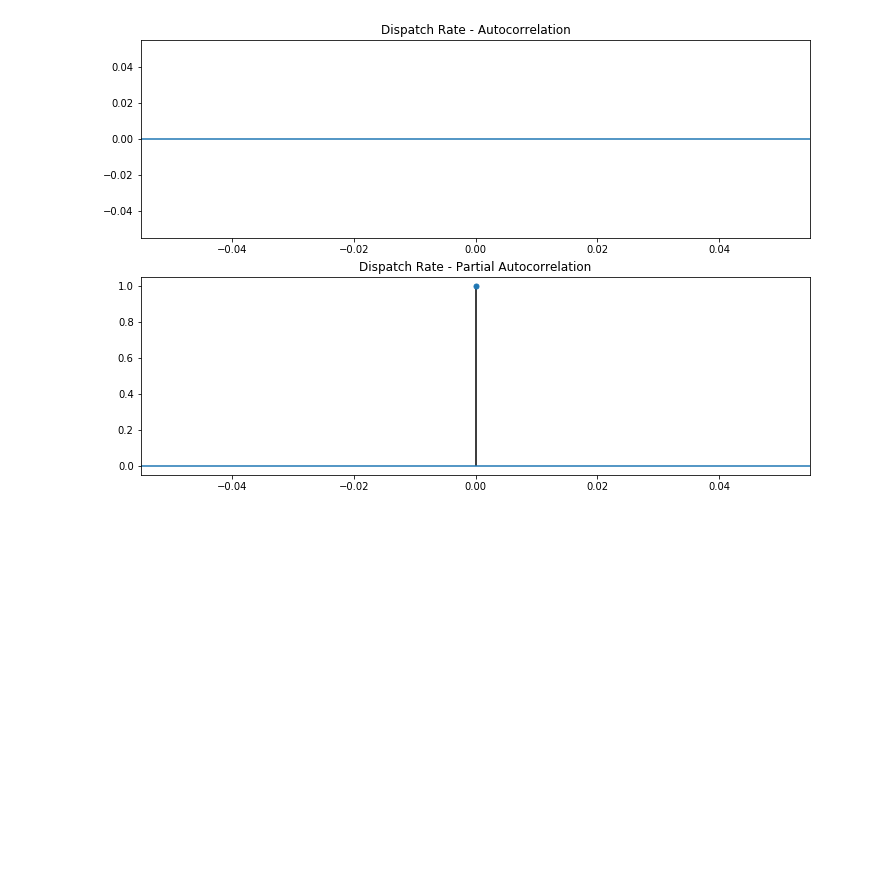
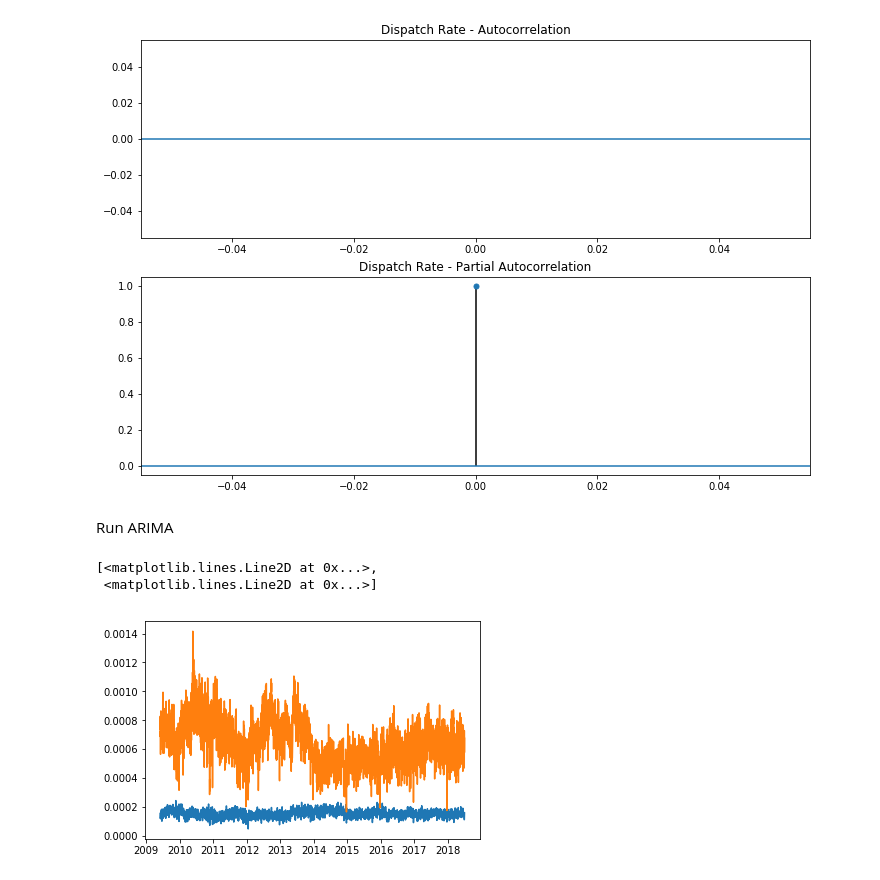
Before and after one commit to latherley/ARIMAX-NN, a Jupyter notebook: Time Series Analysis - Proactive Policing.ipynb, the cells around one changed output. Cells and saved outputs as stored; diff of their text form; code cells hidden in the pictures; blank space fills up the shorter version.

```diff
--- a/Time Series Analysis - Proactive Policing.ipynb
+++ b/Time Series Analysis - Proactive Policing.ipynb
@@ -174,3 +178,11 @@ ax2.set_title('Dispatch Rate - Partial Autocorrelation')
 plt.show()
 # %% [output]
 [figure]
+# %% [markdown]
+Run ARIMA
+# %%
+plt.plot(df[['Property Rate','Onview Rate']])
+# %% [output]
+[<matplotlib.lines.Line2D at 0x...>,
+ <matplotlib.lines.Line2D at 0x...>]
+[figure, added]
```
Also changed, not shown: parts of 3 cells of this notebook, 3 other files.
